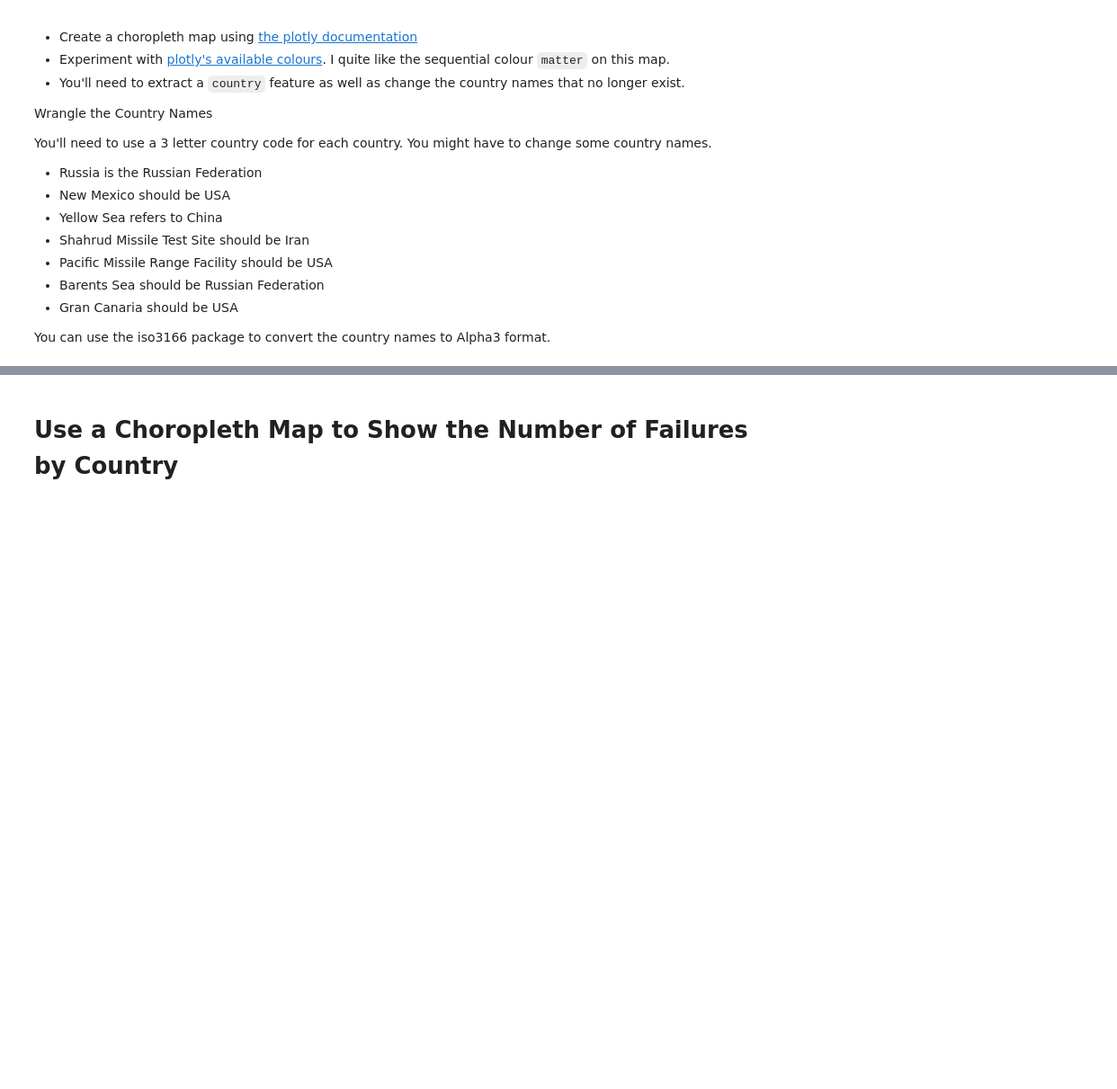
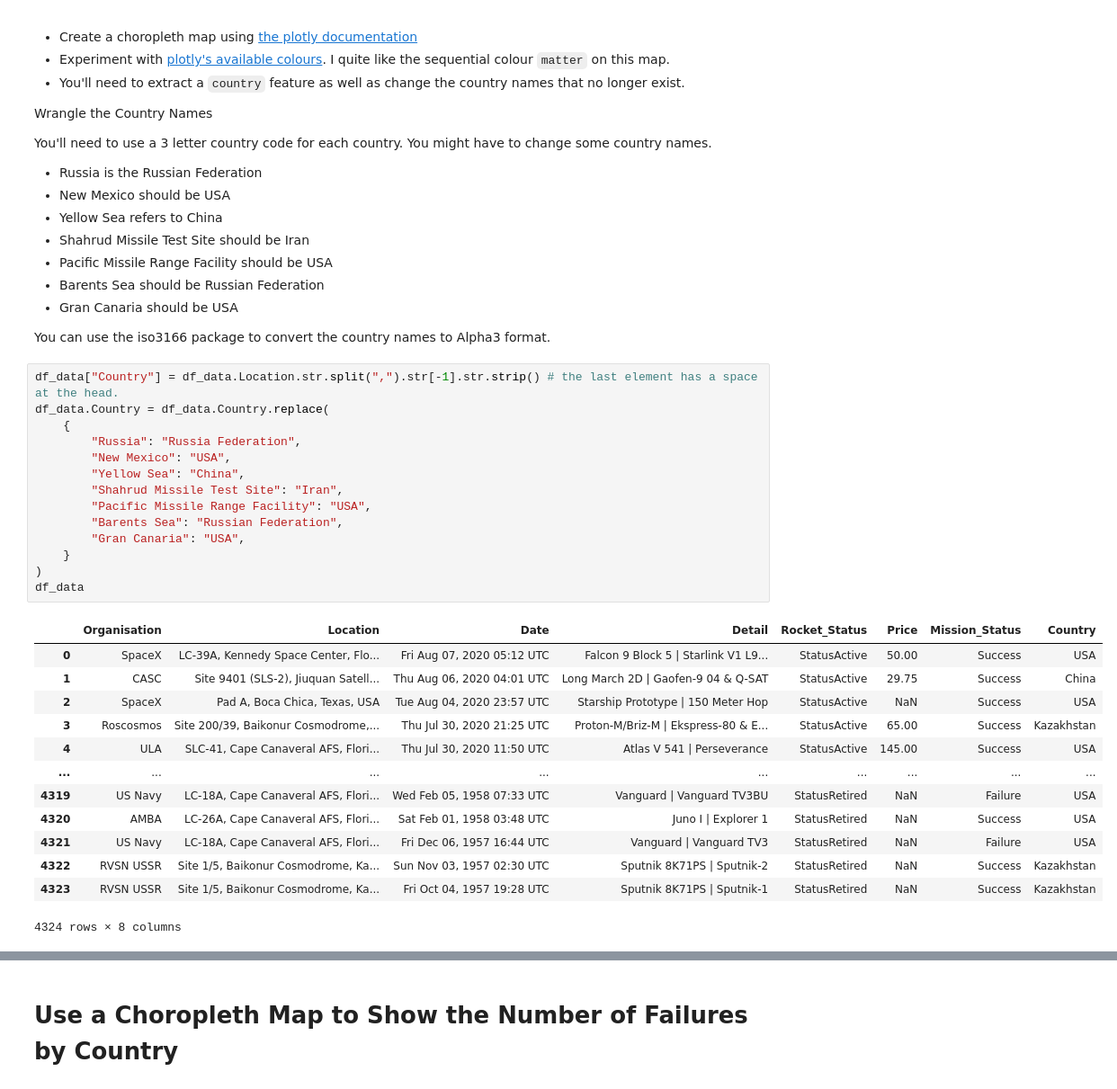
Before and after one commit to chgwyellow/Analyse---Visualise-the-Space-Race, a Jupyter notebook: Space_Missions_Analysis.ipynb, the cells around one changed output, grey strips where cells are left out. Shown at 90% size. Saved outputs shown, nothing was run; the diff lists cells and outputs as text; blank space fills up the shorter version.

Commit message:
Completed the Number of Launched by Country.

```diff
--- a/Space_Missions_Analysis.ipynb
+++ b/Space_Missions_Analysis.ipynb
@@ -208,3 +208,31 @@ You'll need to use a 3 letter country code for each country. You might have to c
 
 
 You can use the iso3166 package to convert the country names to Alpha3 format.
+# %%
+df_data["Country"] = df_data.Location.str.split(",").str[-1].str.strip() # the last element has a space at the head.
+df_data.Country = df_data.Country.replace(
+    {
+        "Russia": "Russia Federation",
+        "New Mexico": "USA",
+        "Yellow Sea": "China",
+        "Shahrud Missile Test Site": "Iran",
+        "Pacific Missile Range Facility": "USA",
+        "Barents Sea": "Russian Federation",
+        "Gran Canaria": "USA",
+    }
+)
+df_data
+# %% [output]
+|  | Organisation | Location | Date | Detail | Rocket_Status | Price | Mission_Status | Country |
+| 0 | SpaceX | LC-39A, Kennedy Space Center, Flo... | Fri Aug 07, 2020 05:12 UTC | Falcon 9 Block 5 | Starlink V1 L9... | StatusActive | 50.00 | Success | USA |
+| 1 | CASC | Site 9401 (SLS-2), Jiuquan Satell... | Thu Aug 06, 2020 04:01 UTC | Long March 2D | Gaofen-9 04 & Q-SAT | StatusActive | 29.75 | Success | China |
+| 2 | SpaceX | Pad A, Boca Chica, Texas, USA | Tue Aug 04, 2020 23:57 UTC | Starship Prototype | 150 Meter Hop | StatusActive | NaN | Success | USA |
+| 3 | Roscosmos | Site 200/39, Baikonur Cosmodrome,... | Thu Jul 30, 2020 21:25 UTC | Proton-M/Briz-M | Ekspress-80 & E... | StatusActive | 65.00 | Success | Kazakhstan |
+| 4 | ULA | SLC-41, Cape Canaveral AFS, Flori... | Thu Jul 30, 2020 11:50 UTC | Atlas V 541 | Perseverance | StatusActive | 145.00 | Success | USA |
+| ... | ... | ... | ... | ... | ... | ... | ... | ... |
+| 4319 | US Navy | LC-18A, Cape Canaveral AFS, Flori... | Wed Feb 05, 1958 07:33 UTC | Vanguard | Vanguard TV3BU | StatusRetired | NaN | Failure | USA |
+| 4320 | AMBA | LC-26A, Cape Canaveral AFS, Flori... | Sat Feb 01, 1958 03:48 UTC | Juno I | Explorer 1 | StatusRetired | NaN | Success | USA |
+| 4321 | US Navy | LC-18A, Cape Canaveral AFS, Flori... | Fri Dec 06, 1957 16:44 UTC | Vanguard | Vanguard TV3 | StatusRetired | NaN | Failure | USA |
+| 4322 | RVSN USSR | Site 1/5, Baikonur Cosmodrome, Ka... | Sun Nov 03, 1957 02:30 UTC | Sputnik 8K71PS | Sputnik-2 | StatusRetired | NaN | Success | Kazakhstan |
+| 4323 | RVSN USSR | Site 1/5, Baikonur Cosmodrome, Ka... | Fri Oct 04, 1957 19:28 UTC | Sputnik 8K71PS | Sputnik-1 | StatusRetired | NaN | Success | Kazakhstan |
+4324 rows × 8 columns
```
Also changed, not shown: parts of 3 cells of this notebook.
